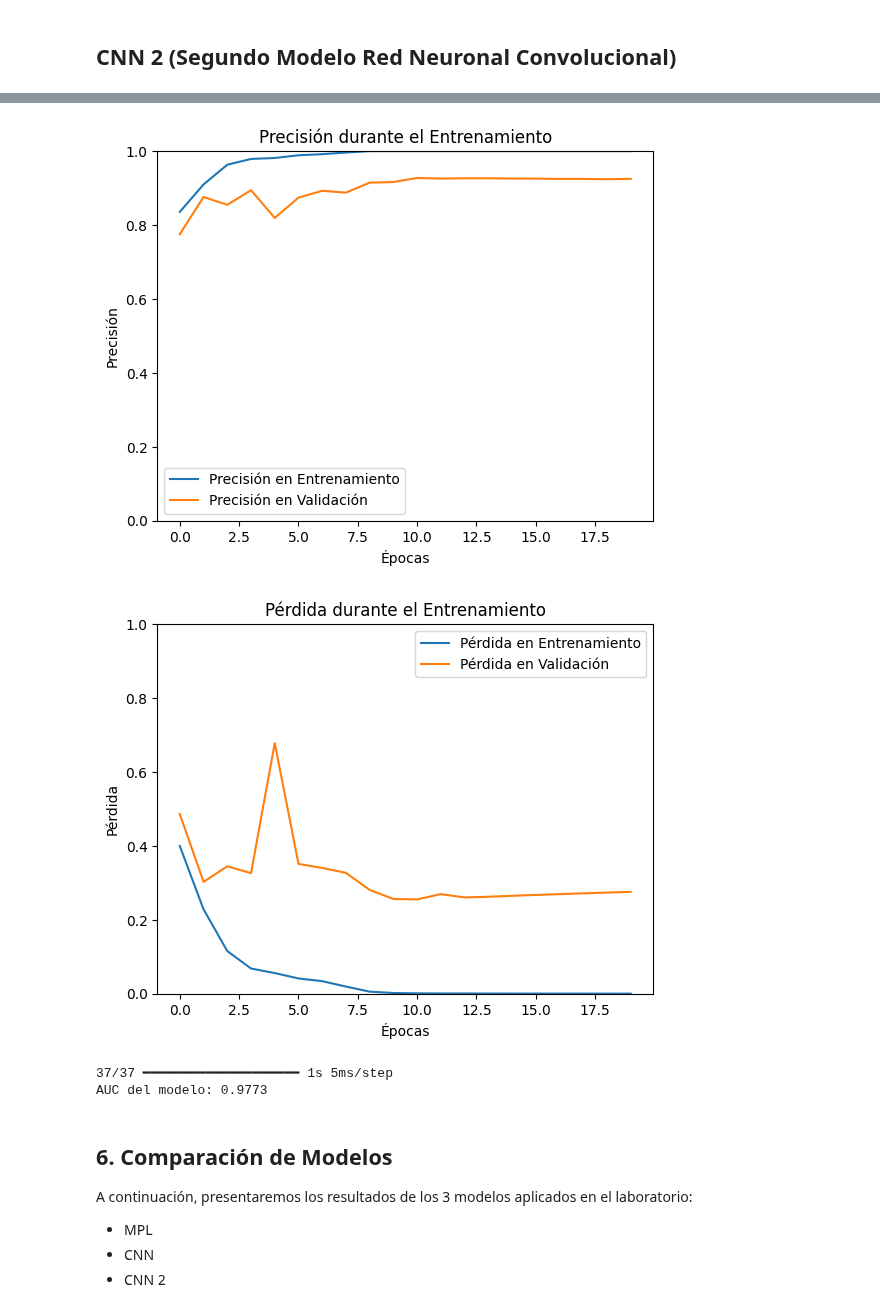
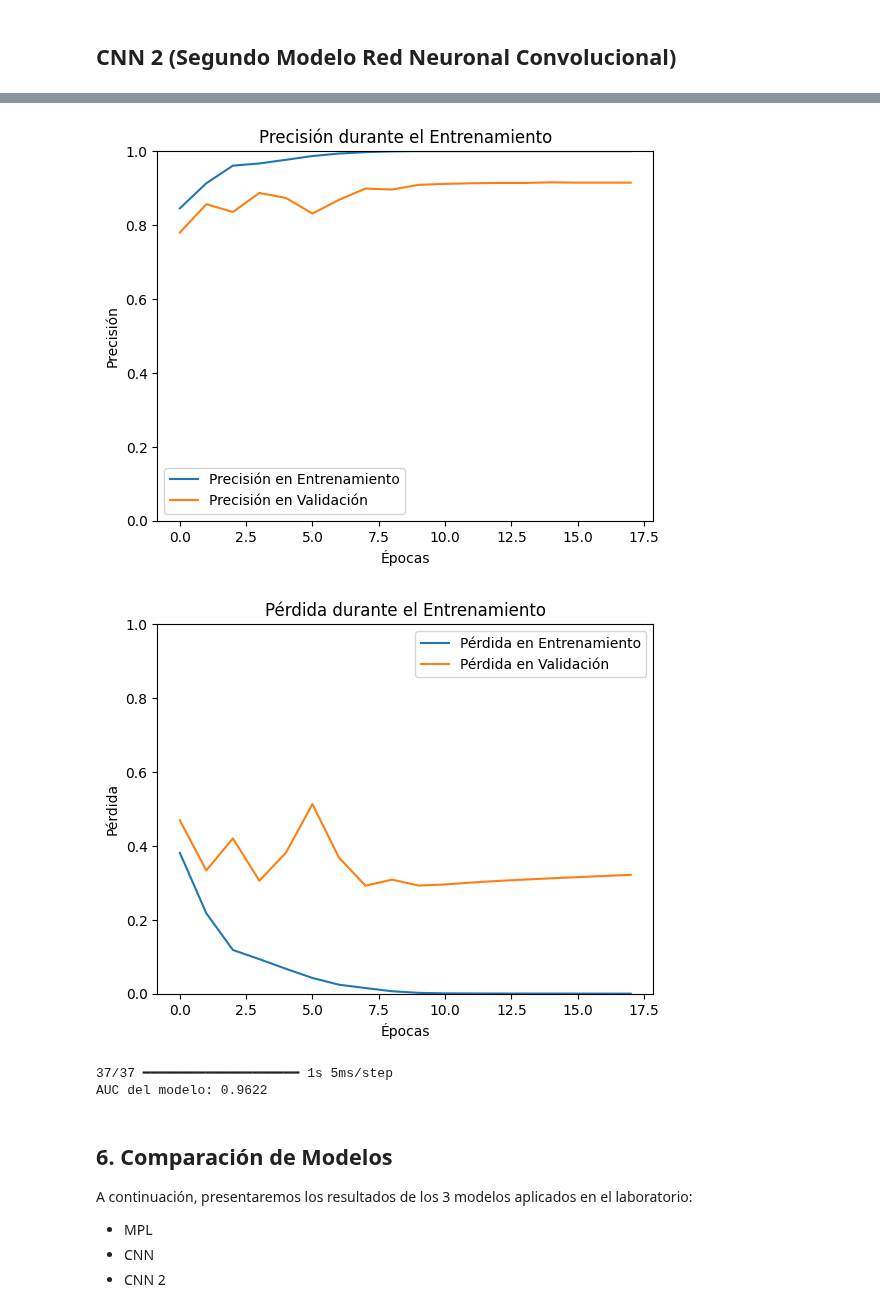
Before and after one commit to DiegoLeonG96/Tarea2_MLA, a Jupyter notebook: Tarea_2_MLA.ipynb, the cells around one changed output, grey strips where cells are left out. Cells and saved outputs as stored; diff of their text form; code cells hidden in the pictures.

Commit message:
Ajuste de N° de épocas máximas.

```diff
--- a/Tarea_2_MLA.ipynb
+++ b/Tarea_2_MLA.ipynb
@@ -458,7 +458,7 @@ early_stopping = EarlyStopping(monitor='val_loss', patience=10, restore_best_wei
 
 # Entrenar el modelo
 history2 = model_cnn2.fit(X_train, y_train,
-                         epochs=20,  # Aumentamos el número de épocas
+                         epochs=100,  # Aumentamos el número de épocas
                          batch_size=32, # Tamaño del lote 32
                          validation_data=(X_test, y_test),
                          callbacks=[early_stopping]
@@ -515,7 +515,7 @@ Test accuracy (model_cnn2): 0.93
-[figure, old version]
+[figure, new version]
-[figure, old version]
+[figure, new version]
 37/37 ━━━━━━━━━━━━━━━━━━━━ 1s 5ms/step
-AUC del modelo: 0.9773
+AUC del modelo: 0.9622
 # %% [markdown]
 ## 6. Comparación de Modelos
 
```
Also changed, not shown: parts of 1 cell of this notebook.
